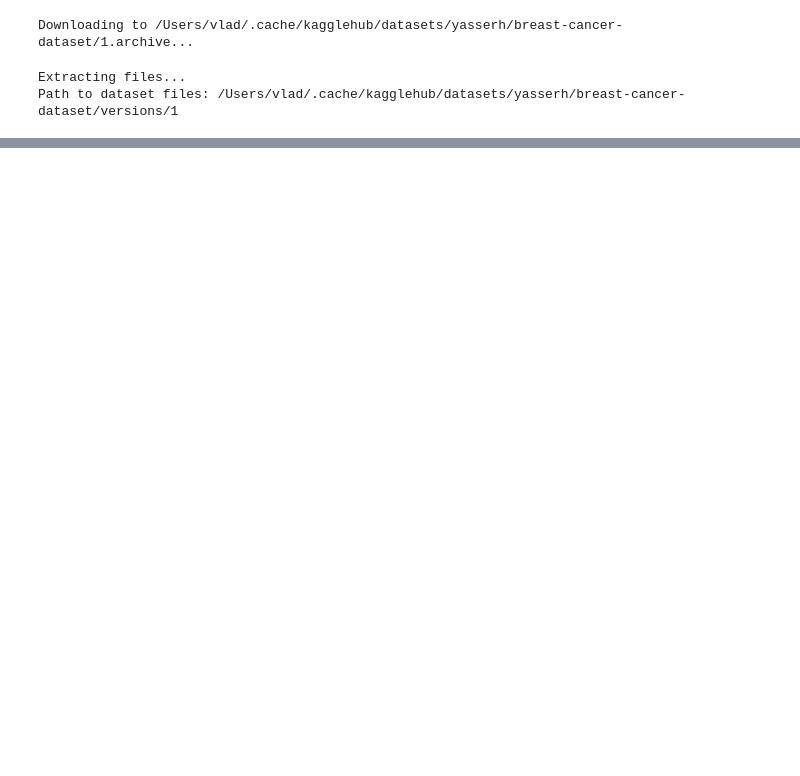
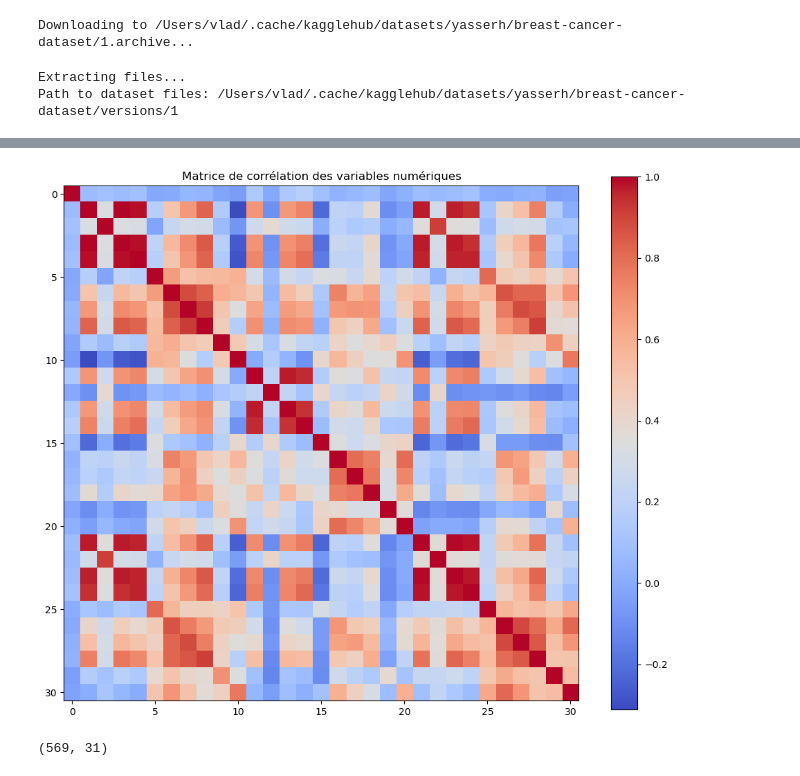
Before and after one commit to pierreusec/Machine-Learning---Breast-Cancer, a Jupyter notebook: Notebook/EDA.ipynb, the cells around one changed output, grey strips where cells are left out. Saved outputs shown, nothing was run; the diff lists cells and outputs as text; code cells hidden in the pictures; blank space fills up the shorter version.

Commit message:
clean data finish

```diff
--- a/Notebook/EDA.ipynb
+++ b/Notebook/EDA.ipynb
@@ -59,0 +166,23 @@ Nombre total d'observations : 18208
+# %%
+#Corrélation
+
+corr_matrix = df[num_cols].corr()
+plt.figure(figsize=(12, 10))
+plt.imshow(corr_matrix, cmap="coolwarm")
+plt.colorbar()
+plt.title("Matrice de corrélation des variables numériques")
+plt.show()
+# %% [output]
+[figure, added]
+# %%
+#Préparation du data set propre
+
+# Copie de travail
+df_clean = df.copy()
+
+# Suppression de l'identifiant
+df_clean.drop(columns=["id"], inplace=True)
+
+df_clean.shape
+# %% [output]
+(569, 31)
```
Also changed, not shown: parts of 15 cells of this notebook.
